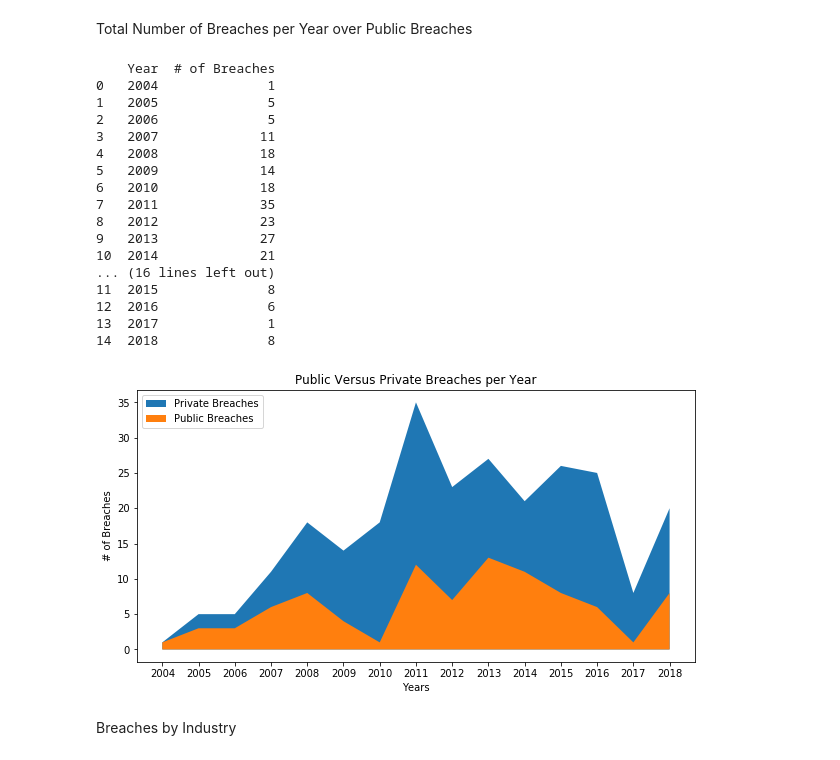
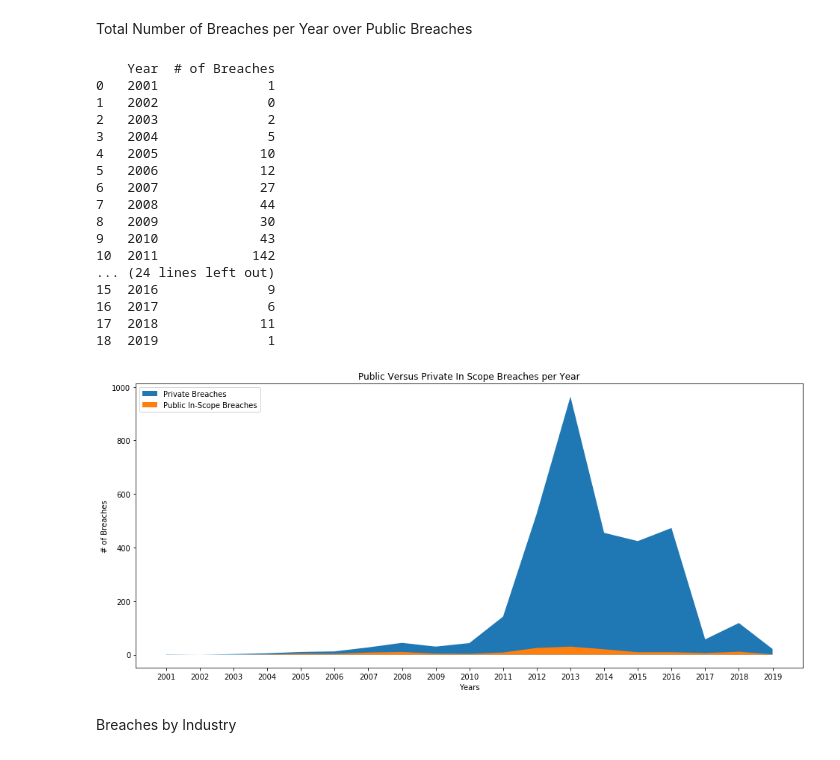
Before and after one commit to csanders-git/StockData, a Jupyter notebook: Stock_Data.ipynb, the cells around one changed output. Cells and saved outputs as stored; diff of their text form; code cells hidden in the pictures.

```diff
--- a/Stock_Data.ipynb
+++ b/Stock_Data.ipynb
@@ -53,8 +58,14 @@ print(df)
 # %%
 # Change the output image size
-plt.rcParams['figure.figsize'] = [10, 5]
+#plt.rcParams['figure.figsize'] = [10, 5]
 # Generate our bar graph
-ax = df.plot.bar(x='Day of Week', y='# of Breach Publications', rot=0)
+#ax = df.plot.bar(x='Day of Week', y='# of Breach Publications', rot=0)
+#plt.ylabel('# of Breach Publications')
+#plt.title('Public Company Breach Publications by Day of the Week')
+df.loc[:,df.columns].plot.bar(x="Day of Week", stacked=True, figsize=(16,8))
 plt.ylabel('# of Breach Publications')
-plt.title('Public Company Breach Publications by Day of the Week')
+plt.xlabel('Day of Week')
+plt.legend(title="Type of Breach Publications")
+plt.title('Breach publications by day of week')
+plt.savefig('images/breach-publications-by-day-of-week.png', bbox_inches='tight', dpi=300)
 # %% [output]
@@ -63,6 +73,7 @@ Text(0.5, 1.0, 'Public Company Breach Publications by Day of the Week')
 # %%
 csv_headers, csv_reader = get_csv_file("dataset.csv")
 pub_index = csv_headers.index("Publication")
+public_index = csv_headers.index("Was_Public")
 
 # use a set to only identify each element once
 years = set()
@@ -93,12 +104,16 @@ csv_headers, csv_reader = get_csv_file("dataset.csv")
 
 for breach in csv_reader:
     pub_date = breach[pub_index]
+    is_public = breach[public_index]
+
     # skip entries without pubdatyes
     if pub_date is '':
         continue
     # convert the date to a datetime and then get the day of week (0-6 value)
     pub_date = datetime.datetime.strptime(pub_date, "%m/%d/%y")
-    breach_numbers_dict[pub_date.year][pub_date.weekday()] += 1
+
+    if is_public == "TRUE":
+        breach_numbers_dict[pub_date.year][pub_date.weekday()] += 1
 
 breach_years = []
 breach_days_of_week = []
@@ -210,7 +237,0 @@ print(breaches_by_year)
-# %%
-# Change the output image size
-plt.rcParams['figure.figsize'] = [10, 5]
-# Generate our bar graph
-ax = breaches_by_year.plot.bar(x='Year', y='# of Breaches', rot=0)
-plt.ylabel('# of Breaches')
-plt.title('Public Company Breach Publications by Year')
@@ -224,6 +254,8 @@ csv_headers, csv_reader = get_csv_file("dataset.csv")
 pub_index = csv_headers.index("Publication")
 public_index = csv_headers.index("Was_Public")
 public_year_index = csv_headers.index("Year")
+in_scope_index = csv_headers.index("In_Scope")
+
 
 
 public_breaches_by_year = {}
@@ -258,8 +290,9 @@ for breach in csv_reader:
     pub_date = breach[pub_index]
     is_public = breach[public_index]
     public_year = breach[public_year_index]
+    is_in_scope = breach[in_scope_index]
 
-    if is_public == "TRUE" and pub_date is not "":
+    if is_public == "TRUE" and pub_date is not "" and is_in_scope == "TRUE":
         # convert the date to a datetime and then get the year
         pub_date = datetime.datetime.strptime(pub_date, "%m/%d/%y")
         public_breaches_by_year[str(pub_date.year)] += 1
@@ -274,36 +307,38 @@ print(total_breaches_by_year)
 print(public_breaches_by_year)
 # %% [output]
     Year  # of Breaches
-0   2004              1
-1   2005              5
-2   2006              5
-3   2007             11
-4   2008             18
-5   2009             14
-6   2010             18
-7   2011             35
-8   2012             23
-9   2013             27
-10  2014             21
-... (16 lines left out)
-11  2015              8
-12  2016              6
-13  2017              1
-14  2018              8
+0   2001              1
+1   2002              0
+2   2003              2
+3   2004              5
+4   2005             10
+5   2006             12
+6   2007             27
+7   2008             44
+8   2009             30
+9   2010             43
+10  2011            142
+... (24 lines left out)
+15  2016              9
+16  2017              6
+17  2018             11
+18  2019              1
 # %%
 fig = plt.figure()
 ax1 = fig.add_subplot(111)
 
 ax1.fill_between(total_breaches_by_year["Year"], 0, total_breaches_by_year["# of Breaches"], label='Private Breaches')
 ax1.legend(loc="upper left")
-ax1.fill_between(public_breaches_by_year["Year"], 0, public_breaches_by_year["# of Breaches"], label='Public Breaches')
+ax1.fill_between(public_breaches_by_year["Year"], 0, public_breaches_by_year["# of Breaches"], label='Public In-Scope Breaches')
 ax1.legend(loc="upper left")
 plt.xlabel('Years')
 plt.ylabel('# of Breaches')
-plt.title('Public Versus Private Breaches per Year')
+plt.title('Public Versus Private In Scope Breaches per Year')
+fig1 = plt.gcf()
 plt.show()
+fig1.savefig('images/public-breaches-versus-private-per-year.png')
 # %% [output]
-[figure, old version]
+[figure, new version]
 # %% [markdown]
 Breaches by Industry
 # %%
```
Also changed, not shown: parts of 42 cells of this notebook, 15 other files.
